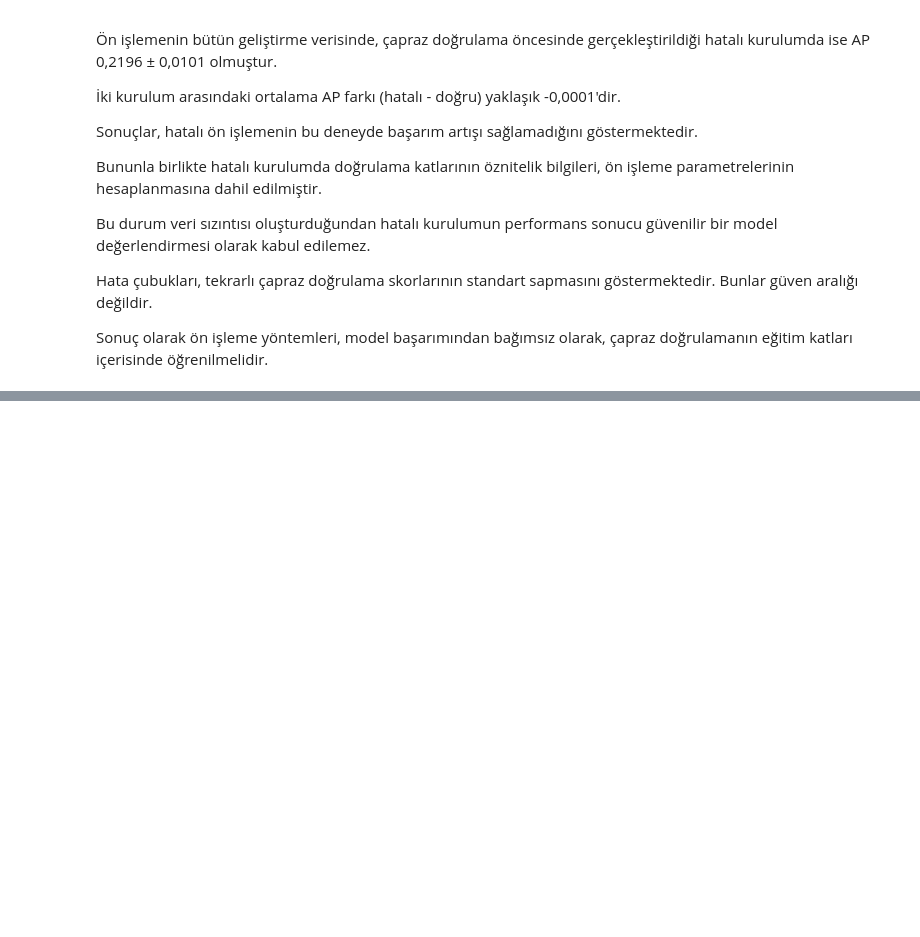
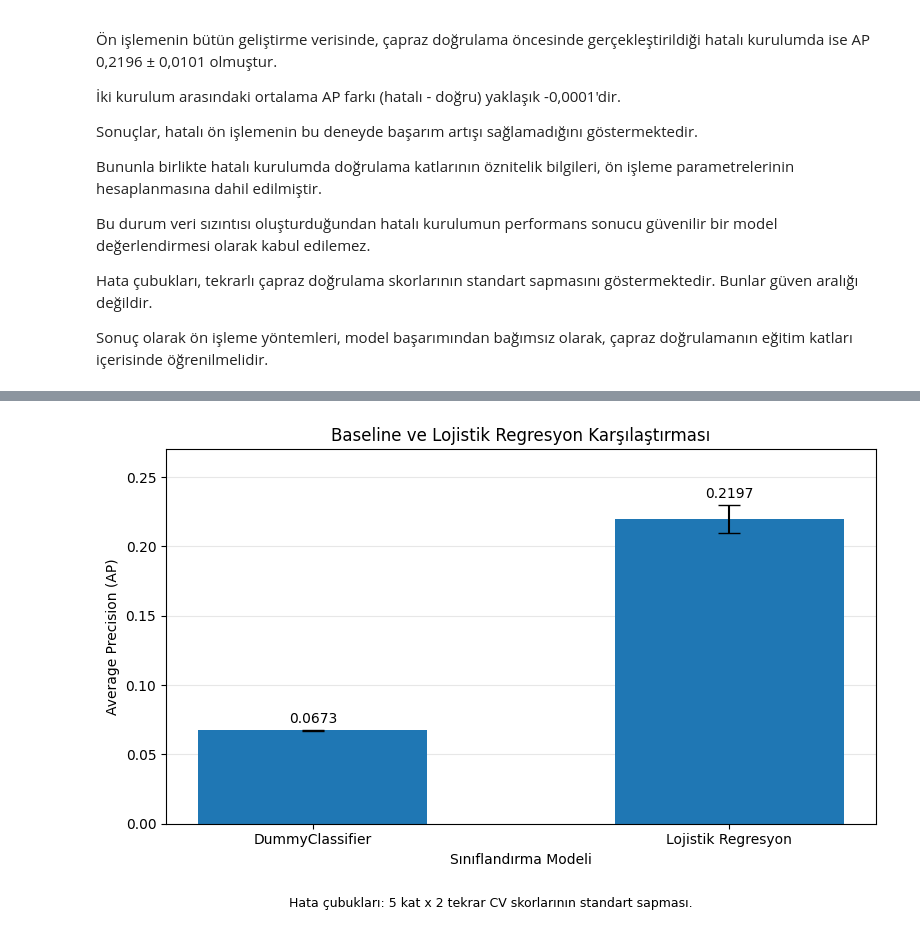
Before and after one commit to KeremATLIHAN/Veri_Bilimleri_Vize, a Jupyter notebook: proje1/BIL545_Proje1_Banka_Guncel.ipynb, the cells around one changed output, grey strips where cells are left out. Cells and saved outputs as stored; diff of their text form; code cells hidden in the pictures; blank space fills up the shorter version.

Commit message:
feat(bolum1): dummy baseline ve lojistik regresyon karsilastirmasi

```diff
--- a/proje1/BIL545_Proje1_Banka_Guncel.ipynb
+++ b/proje1/BIL545_Proje1_Banka_Guncel.ipynb
@@ -1884,0 +2028,66 @@ eğitim katları içerisinde öğrenilmelidir.
+# %%
+import matplotlib.pyplot as plt
+
+# Model adları
+modeller = [
+    "DummyClassifier",
+    "Lojistik Regresyon"
+]
+
+# AP ortalamaları
+ortalamalar = [
+    skor_dummy.mean(),
+    skor_lojistik.mean()
+]
+
+# AP standart sapmaları
+standart_sapmalar = [
+    skor_dummy.std(),
+    skor_lojistik.std()
+]
+
+# Grafik
+fig, ax = plt.subplots(figsize=(8, 5))
+
+cubuklar = ax.bar(
+    modeller,
+    ortalamalar,
+    yerr=standart_sapmalar,
+    capsize=8,
+    width=0.55
+)
+
+ax.set_title(
+    "Baseline ve Lojistik Regresyon Karşılaştırması"
+)
+
+ax.set_xlabel("Sınıflandırma Modeli")
+ax.set_ylabel("Average Precision (AP)")
+ax.set_ylim(0, 0.27)
+
+# Çubukların üzerinde AP değerlerini göster
+for i, cubuk in enumerate(cubuklar):
+    ax.text(
+        cubuk.get_x() + cubuk.get_width() / 2,
+        ortalamalar[i] + standart_sapmalar[i] + 0.005,
+        f"{ortalamalar[i]:.4f}",
+        ha="center"
+    )
+
+ax.grid(axis="y", alpha=0.3)
+ax.set_axisbelow(True)
+
+# Açıklama
+fig.text(
+    0.5,
+    0.01,
+    "Hata çubukları: 5 kat x 2 tekrar CV "
+    "skorlarının standart sapması.",
+    ha="center",
+    fontsize=9
+)
+
+plt.tight_layout(rect=[0, 0.06, 1, 1])
+plt.show()
+# %% [output]
+[figure, added]
```
Also changed, not shown: parts of 7 cells of this notebook.
